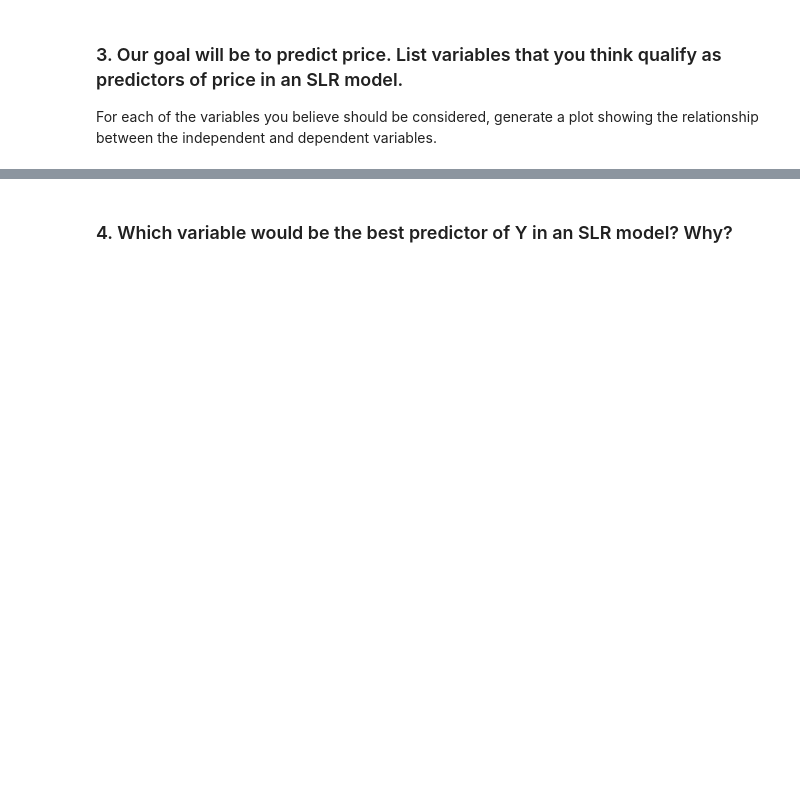
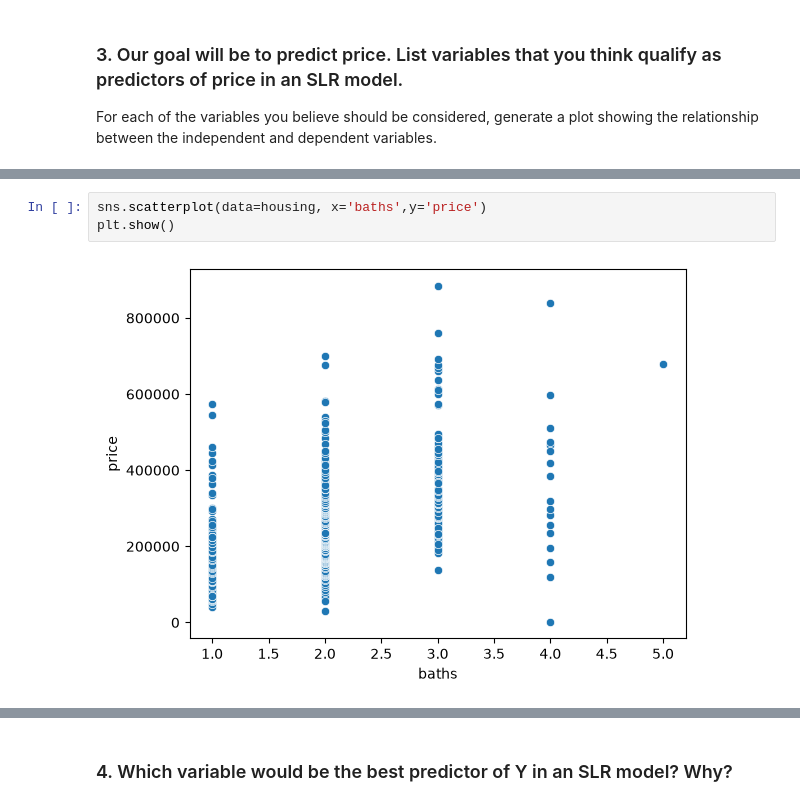
Before and after one commit to Qaem-7/labs_projects, a Jupyter notebook: Labs/Multiple Linear Regression/Excercises/6.4.E1 Exercise regression.ipynb, the cells around one changed output, grey strips where cells are left out. Cells and saved outputs as stored; diff of their text form; blank space fills up the shorter version.

```diff
--- a/Labs/Multiple Linear Regression/Excercises/6.4.E1 Exercise regression.ipynb
+++ b/Labs/Multiple Linear Regression/Excercises/6.4.E1 Exercise regression.ipynb
@@ -79,0 +143,5 @@ For each of the variables you believe should be considered, generate a plot show
+# %%
+sns.scatterplot(data=housing, x='baths',y='price')
+plt.show()
+# %% [output]
+[figure, added]
```
Also changed, not shown: parts of 42 cells of this notebook, 1 other file.
